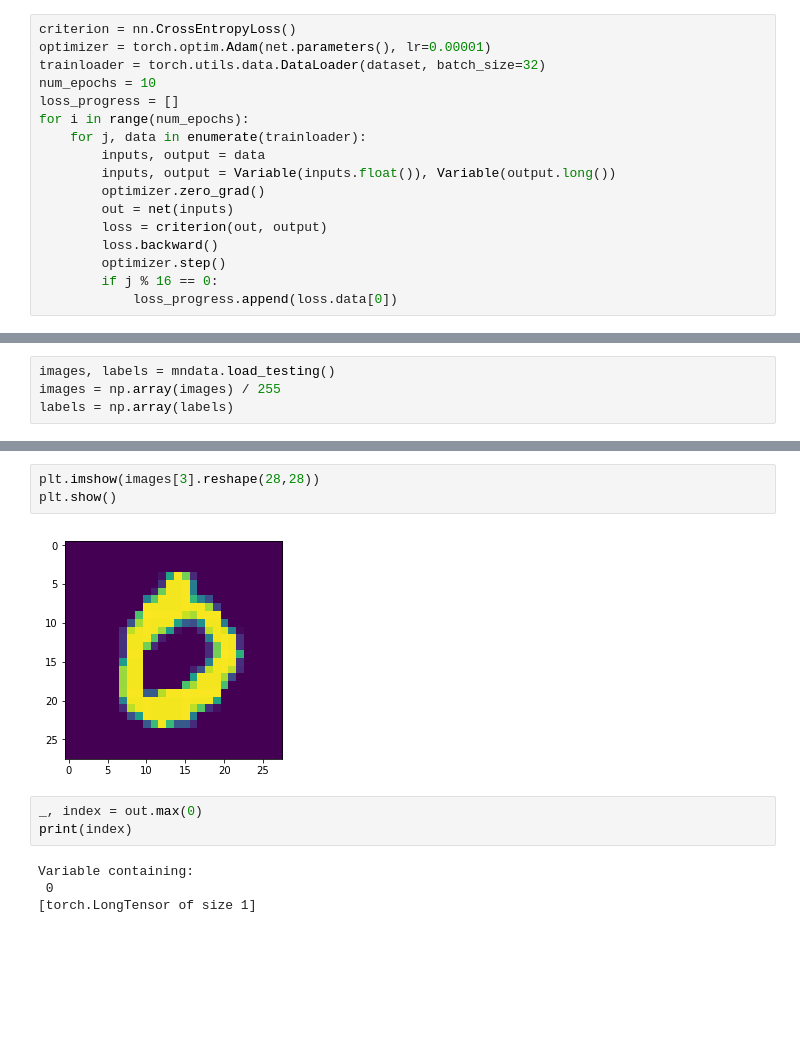
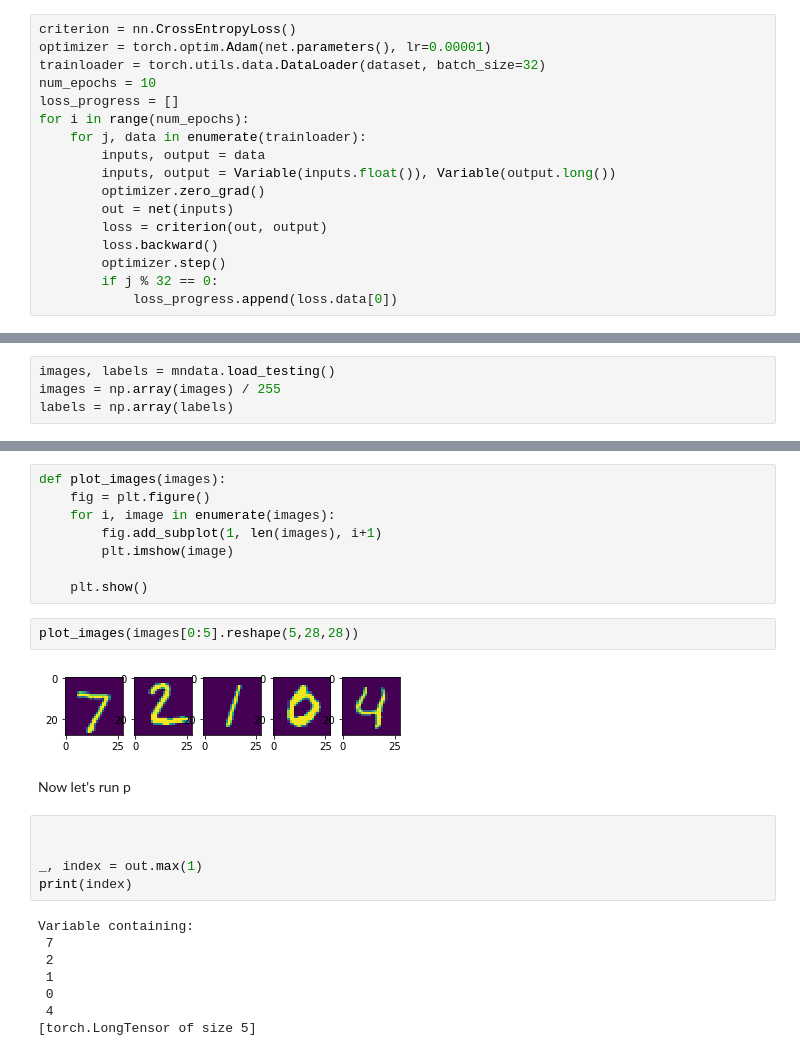
Before and after one commit to gaurub/pytorch-learn, a Jupyter notebook: PyTorch MNIST Fully Connected Model.ipynb, the cells around one changed output, grey strips where cells are left out. Drawn from its saved outputs; the diff is of its cells as text; blank space fills up the shorter version.

```diff
--- a/PyTorch MNIST Fully Connected Model.ipynb
+++ b/PyTorch MNIST Fully Connected Model.ipynb
@@ -78,7 +80,7 @@ for i in range(num_epochs):
         loss = criterion(out, output)
         loss.backward()
         optimizer.step()
-        if j % 16 == 0:
+        if j % 32 == 0:
             loss_progress.append(loss.data[0])
 # %% [markdown]
 Plot the loss to make sure it decreased as time rolled by
@@ -115,12 +98,27 @@ Variable containing:
+# %%
+def plot_images(images):
+    fig = plt.figure()
+    for i, image in enumerate(images):
+        fig.add_subplot(1, len(images), i+1)
+        plt.imshow(image)
+
+    plt.show()
 # %%
-plt.imshow(images[3].reshape(28,28))
-plt.show()
+plot_images(images[0:5].reshape(5,28,28))
 # %% [output]
-[figure, old version]
+[figure, new version]
+# %% [markdown]
+Now let's run p
 # %%
-_, index = out.max(0)
+
+
+_, index = out.max(1)
 print(index)
 # %% [output]
 Variable containing:
+ 7
+ 2
+ 1
  0
-[torch.LongTensor of size 1]
+ 4
+[torch.LongTensor of size 5]
```
Also changed, not shown: parts of 8 cells of this notebook.
